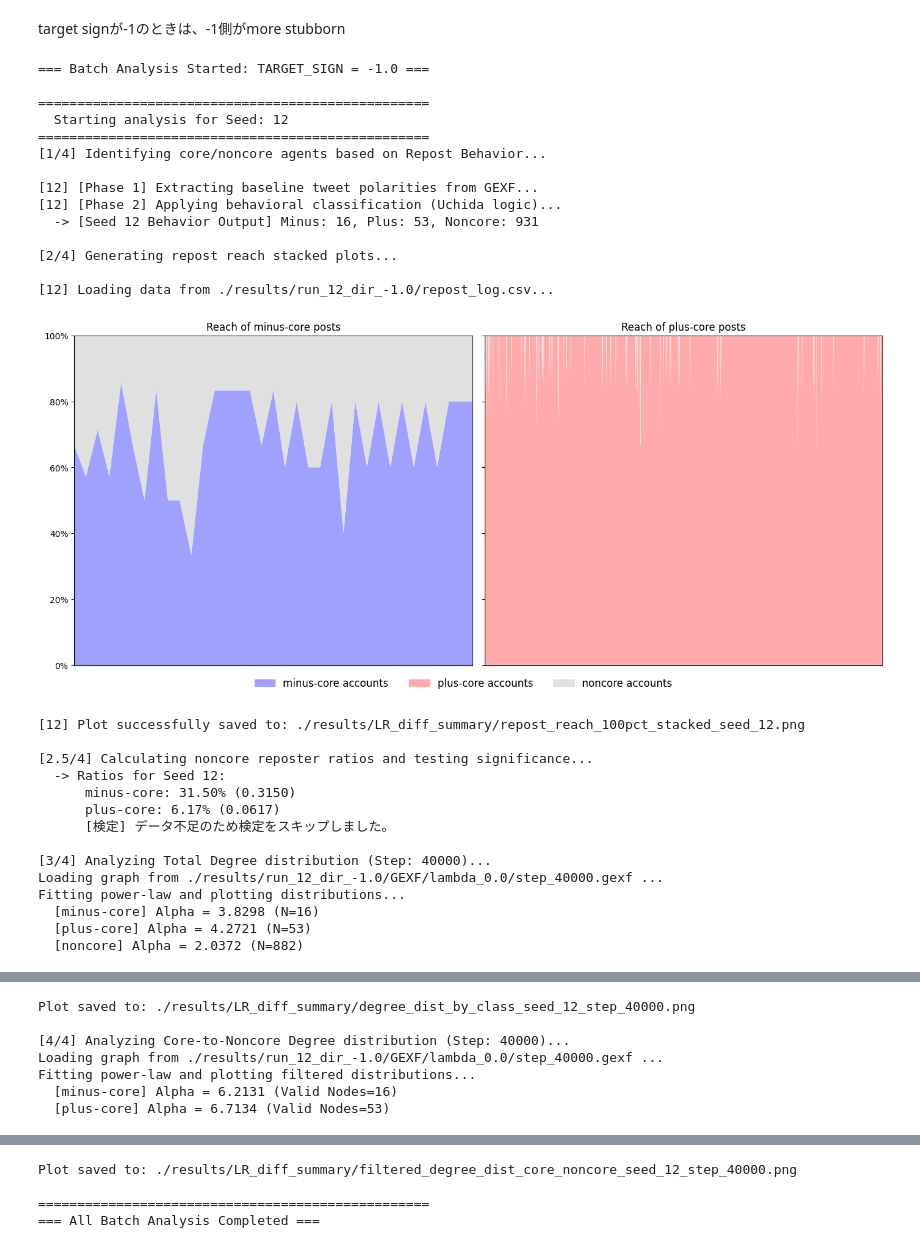
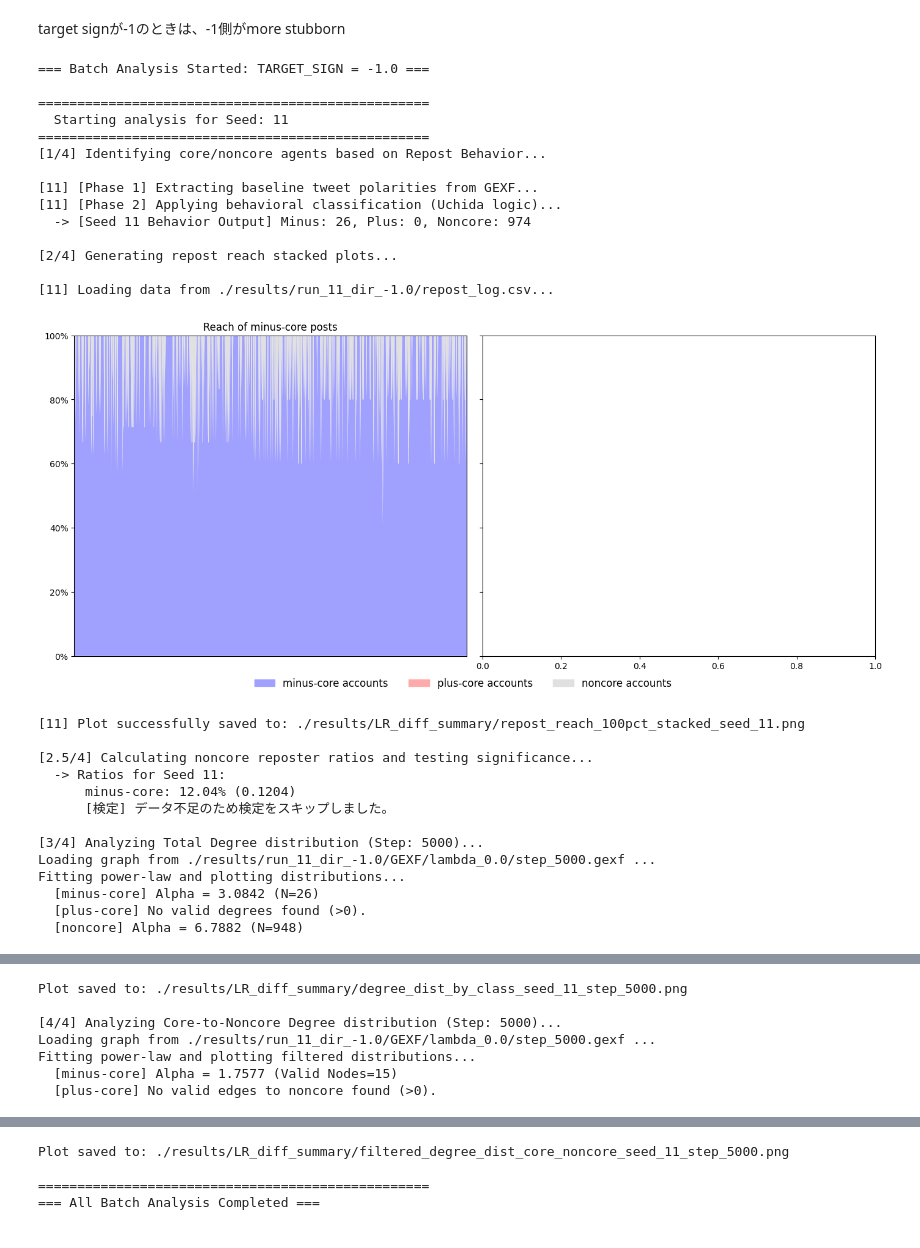
Before and after one commit to tooooomoya/moderates-foster-polarization, a Jupyter notebook: LR-diff-analysis.ipynb, the cells around one changed output, grey strips where cells are left out. Drawn from its saved outputs; the diff is of its cells as text; code cells hidden in the pictures.

```diff
--- a/LR-diff-analysis.ipynb
+++ b/LR-diff-analysis.ipynb
@@ -910,8 +910,8 @@ target signが-1のときは、-1側がmore stubborn
 if __name__ == "__main__":
     # --- 実行設定 ---
     TARGET_SIGN = -1.0
-    SEED_TABLE = [12]
-    TARGET_STEP = 40000  # ネットワーク指標を評価するステップ
+    SEED_TABLE = [11]
+    TARGET_STEP = 5000  # ネットワーク指標を評価するステップ
 
     RESULTS_DIR = "./results"
     OUTPUT_DIR = "./results/LR_diff_summary"
@@ -987,50 +987,49 @@ if __name__ == "__main__":
 
         # --- 対象ステップのGEXFパスを生成 ---
         target_gexf = os.path.join(run_dir, "GEXF", "lambda_0.0", f"step_{TARGET_STEP}.gexf")
 
         if not os.path.exists(target_gexf):
             print(f"\n[3/4 & 4/4] GEXF file for step {TARGET_STEP} not found. Skipping network analysis.")
             continue
 
         # 3. クラス別の Total Degree 分布
         print(f"\n[3/4] Analyzing Total Degree distribution (Step: {TARGET_STEP})...")
         alphas_total = analyze_and_plot_degree_distribution(target_gexf, agent_dict, seed, output_dir=OUTPUT_DIR)
         all_alphas_total[seed] = alphas_total
 
         # 4. Core-Noncore エッジに限定した Degree 分布
         print(f"\n[4/4] Analyzing Core-to-Noncore Degree distribution (Step: {TARGET_STEP})...")
         alphas_filtered = plot_core_noncore_degree_distribution(target_gexf, agent_dict, seed, output_dir=OUTPUT_DIR)
         all_alphas_filtered[seed] = alphas_filtered
 
     print(f"\n{'='*50}")
     print("=== All Batch Analysis Completed ===")
 # %% [output]
 === Batch Analysis Started: TARGET_SIGN = -1.0 ===
 
 ==================================================
-  Starting analysis for Seed: 12
+  Starting analysis for Seed: 11
 ==================================================
 [1/4] Identifying core/noncore agents based on Repost Behavior...
 
-[12] [Phase 1] Extracting baseline tweet polarities from GEXF...
-[12] [Phase 2] Applying behavioral classification (Uchida logic)...
-  -> [Seed 12 Behavior Output] Minus: 16, Plus: 53, Noncore: 931
+[11] [Phase 1] Extracting baseline tweet polarities from GEXF...
+[11] [Phase 2] Applying behavioral classification (Uchida logic)...
+  -> [Seed 11 Behavior Output] Minus: 26, Plus: 0, Noncore: 974
 
 [2/4] Generating repost reach stacked plots...
 
-[12] Loading data from ./results/run_12_dir_-1.0/repost_log.csv...
+[11] Loading data from ./results/run_11_dir_-1.0/repost_log.csv...
-[figure, old version]
+[figure, new version]
-[12] Plot successfully saved to: ./results/LR_diff_summary/repost_reach_100pct_stacked_seed_12.png
+[11] Plot successfully saved to: ./results/LR_diff_summary/repost_reach_100pct_stacked_seed_11.png
 
 [2.5/4] Calculating noncore reposter ratios and testing significance...
-  -> Ratios for Seed 12:
-      minus-core: 31.50% (0.3150)
-      plus-core: 6.17% (0.0617)
+  -> Ratios for Seed 11:
+      minus-core: 12.04% (0.1204)
       [検定] データ不足のため検定をスキップしました。
 
-[3/4] Analyzing Total Degree distribution (Step: 40000)...
-Loading graph from ./results/run_12_dir_-1.0/GEXF/lambda_0.0/step_40000.gexf ...
+[3/4] Analyzing Total Degree distribution (Step: 5000)...
+Loading graph from ./results/run_11_dir_-1.0/GEXF/lambda_0.0/step_5000.gexf ...
 Fitting power-law and plotting distributions...
-  [minus-core] Alpha = 3.8298 (N=16)
-  [plus-core] Alpha = 4.2721 (N=53)
-  [noncore] Alpha = 2.0372 (N=882)
+  [minus-core] Alpha = 3.0842 (N=26)
+  [plus-core] No valid degrees found (>0).
+  [noncore] Alpha = 6.7882 (N=948)
@@ -1038,7 +1037,7 @@ Fitting power-law and plotting distributions...
-Plot saved to: ./results/LR_diff_summary/degree_dist_by_class_seed_12_step_40000.png
+Plot saved to: ./results/LR_diff_summary/degree_dist_by_class_seed_11_step_5000.png
 
-[4/4] Analyzing Core-to-Noncore Degree distribution (Step: 40000)...
-Loading graph from ./results/run_12_dir_-1.0/GEXF/lambda_0.0/step_40000.gexf ...
+[4/4] Analyzing Core-to-Noncore Degree distribution (Step: 5000)...
+Loading graph from ./results/run_11_dir_-1.0/GEXF/lambda_0.0/step_5000.gexf ...
 Fitting power-law and plotting filtered distributions...
-  [minus-core] Alpha = 6.2131 (Valid Nodes=16)
-  [plus-core] Alpha = 6.7134 (Valid Nodes=53)
+  [minus-core] Alpha = 1.7577 (Valid Nodes=15)
+  [plus-core] No valid edges to noncore found (>0).
@@ -1046,4 +1045,4 @@ Fitting power-law and plotting filtered distributions...
-Plot saved to: ./results/LR_diff_summary/filtered_degree_dist_core_noncore_seed_12_step_40000.png
+Plot saved to: ./results/LR_diff_summary/filtered_degree_dist_core_noncore_seed_11_step_5000.png
 
 ==================================================
 === All Batch Analysis Completed ===
```
Also changed, not shown: parts of 1 cell of this notebook, 3 other files.
